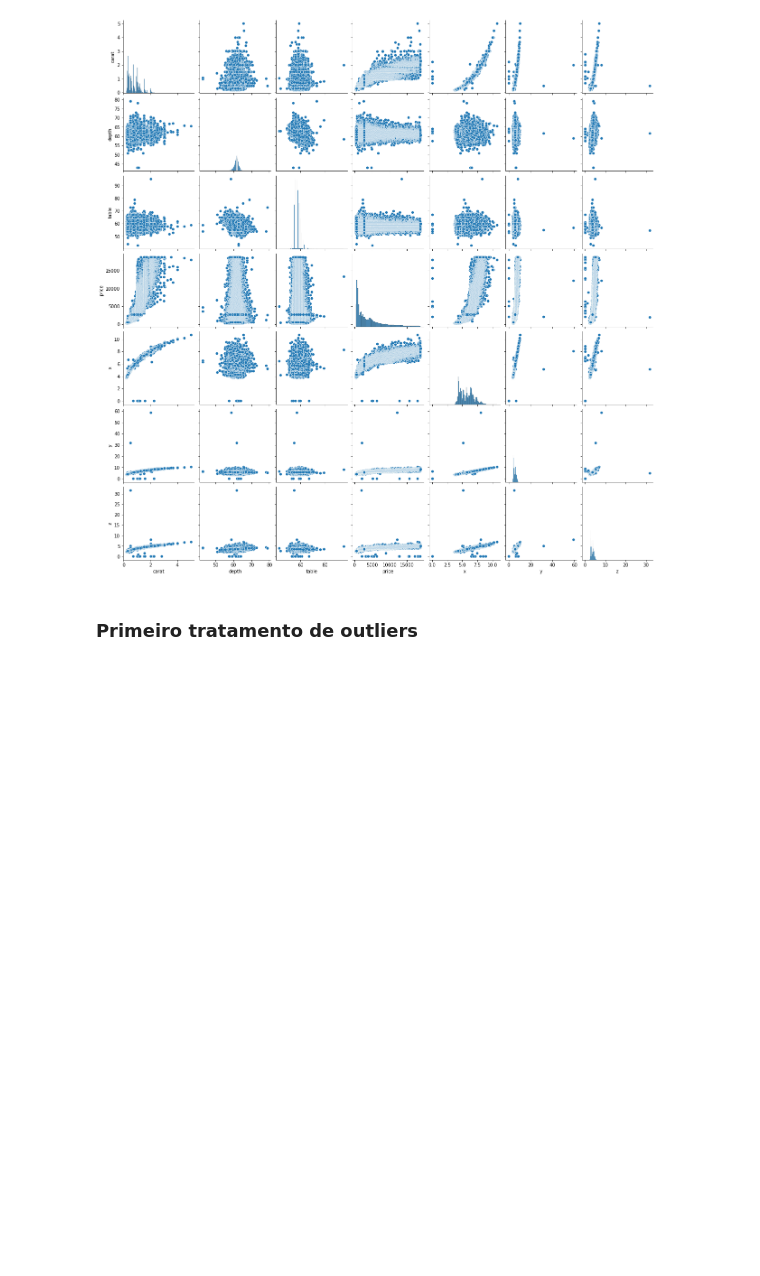
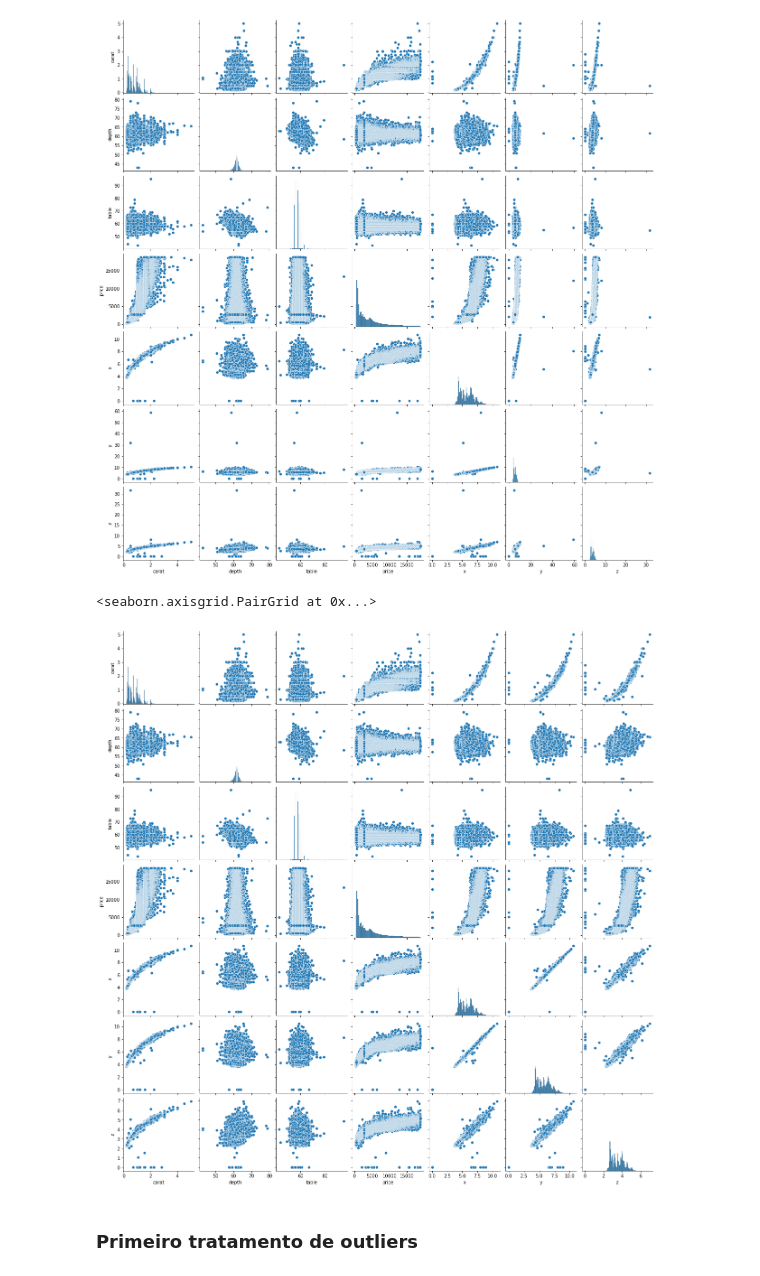
Before and after one commit to carlarbj/pricing_diamonds, a Jupyter notebook: diamond_price_prediction.ipynb, the cells around one changed output. Drawn from its saved outputs; the diff is of its cells as text; code cells hidden in the pictures; blank space fills up the shorter version.

```diff
--- a/diamond_price_prediction.ipynb
+++ b/diamond_price_prediction.ipynb
@@ -80,6 +92,11 @@ sns.pairplot(diamond_cat)
 # %% [output]
 <seaborn.axisgrid.PairGrid at 0x...>
 [figure]
+# %%
+sns.pairplot(diamond_cat)
+# %% [output]
+<seaborn.axisgrid.PairGrid at 0x...>
+[figure, added]
 # %% [markdown]
 ### Primeiro tratamento de outliers
 # %%
```
Also changed, not shown: parts of 58 cells of this notebook, 1 other file.
